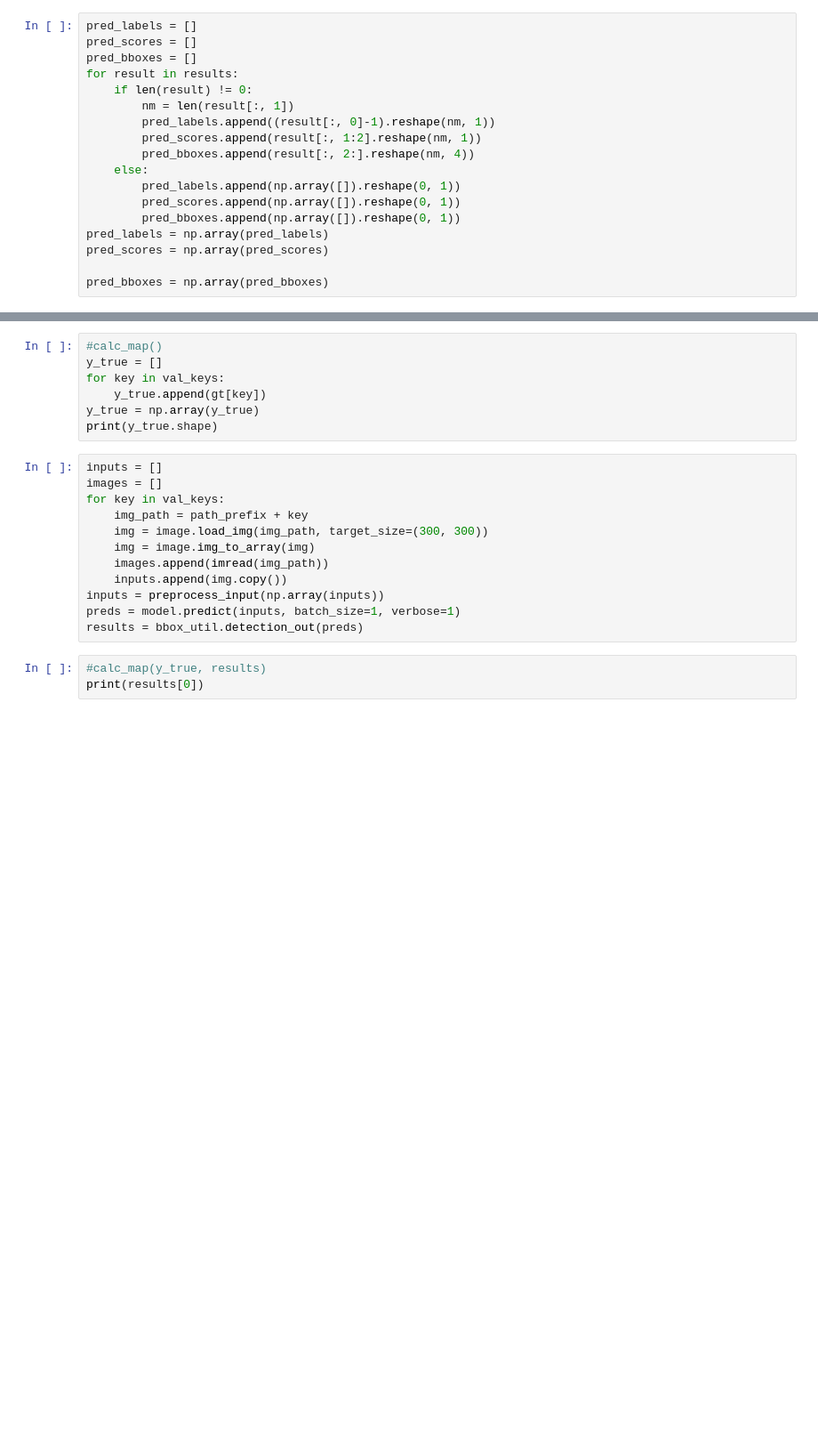
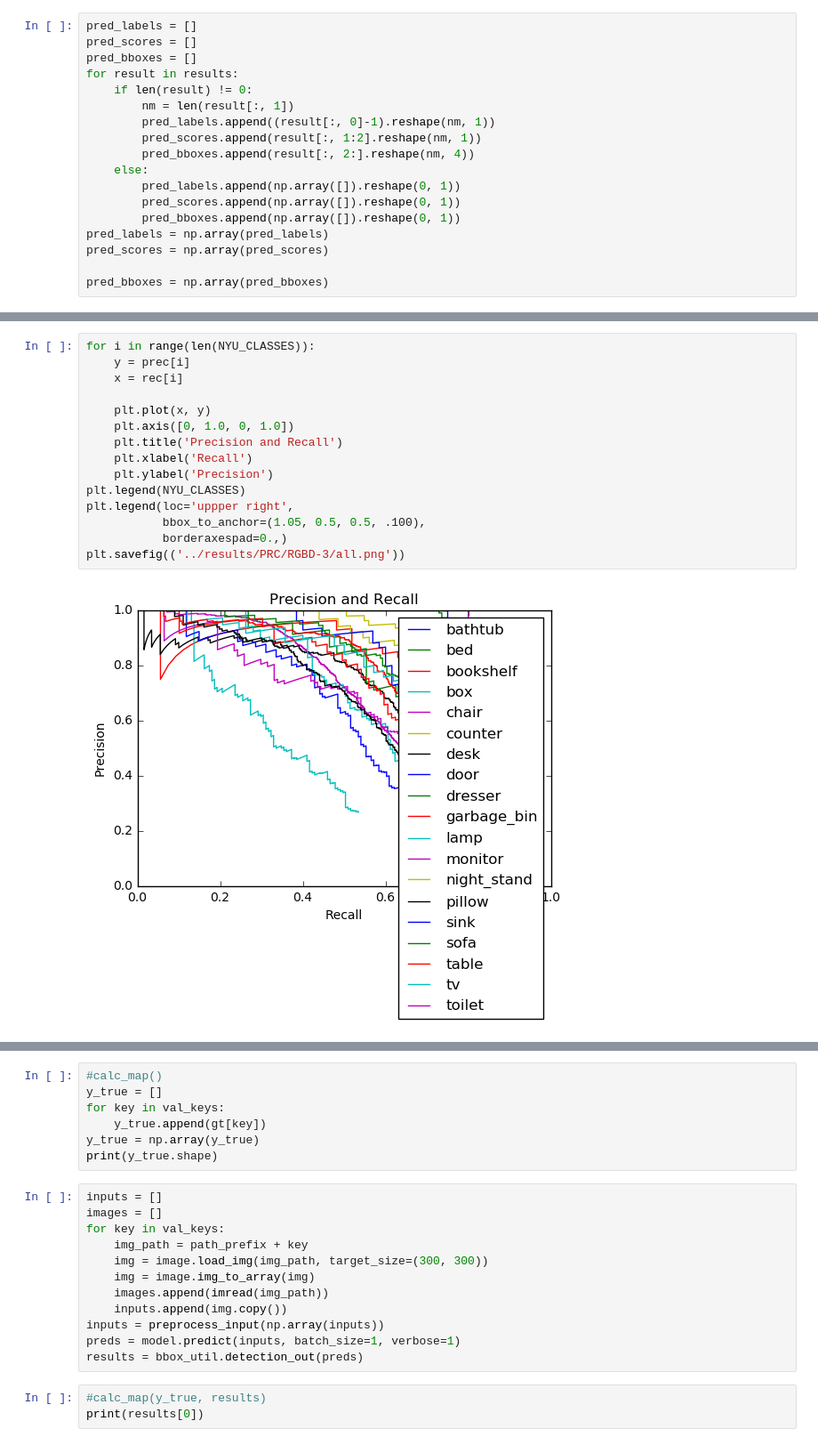
Before and after one commit to junjungoal/rgbd-ssd, a Jupyter notebook: src/NYUDataTester４-RGBD.ipynb, the cells around one changed output, grey strips where cells are left out. Shown at 89% size. Cells and saved outputs as stored; diff of their text form; blank space fills up the shorter version.

```diff
--- a/src/NYUDataTester４-RGBD.ipynb
+++ b/src/NYUDataTester４-RGBD.ipynb
@@ -145,0 +195,17 @@ ap = calc_detection_ap(prec, rec, use_07_metric=True)
+# %%
+for i in range(len(NYU_CLASSES)):
+    y = prec[i]
+    x = rec[i]
+
+    plt.plot(x, y)
+    plt.axis([0, 1.0, 0, 1.0])
+    plt.title('Precision and Recall')
+    plt.xlabel('Recall')
+    plt.ylabel('Precision')
+plt.legend(NYU_CLASSES)
+plt.legend(loc='uppper right',
+           bbox_to_anchor=(1.05, 0.5, 0.5, .100),
+           borderaxespad=0.,)
+plt.savefig(('../results/PRC/RGBD-3/all.png'))
+# %% [output]
+[figure, added]
```
Also changed, not shown: parts of 16 cells of this notebook, 52 other files.
